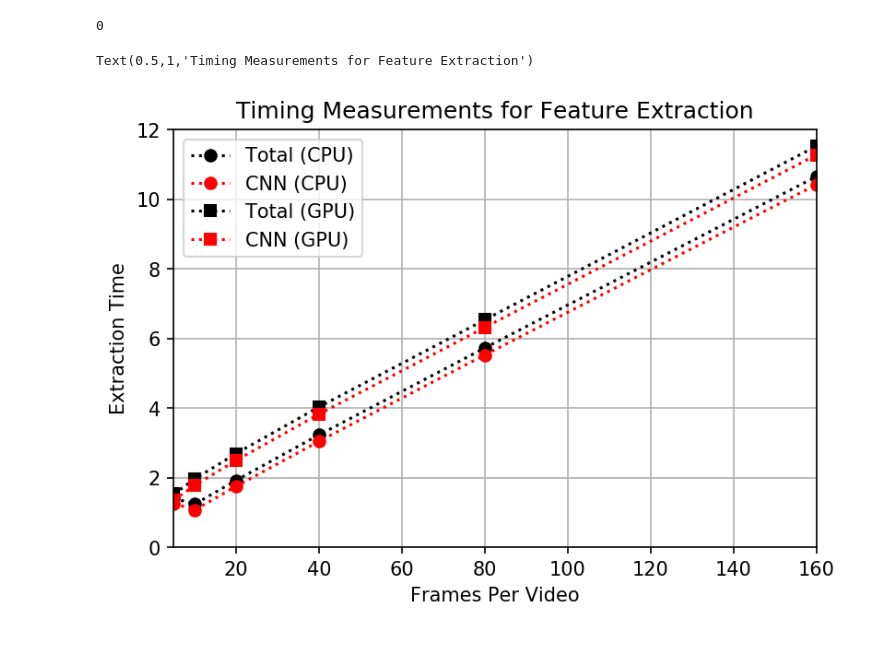
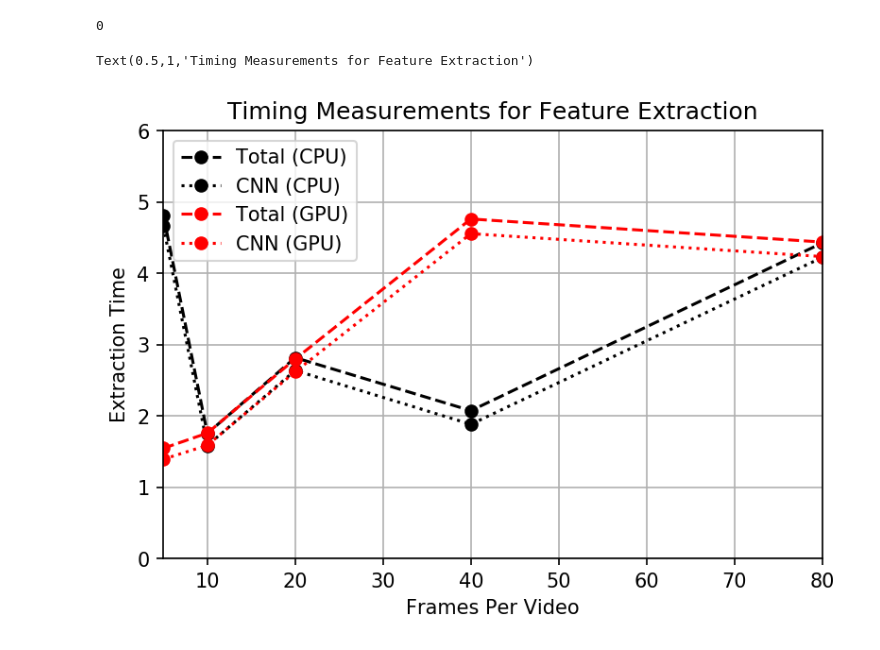
Before and after one commit to danjacobellis/video-classification, a Jupyter notebook: timing_examples.ipynb, the cells around one changed output. Cells and saved outputs as stored; diff of their text form; code cells hidden in the pictures.

```diff
--- a/timing_examples.ipynb
+++ b/timing_examples.ipynb
@@ -25,7 +25,7 @@ subprocess.call('unset CUDA_VISIBLE_DEVICES',shell=True)
 # %% [output]
 0
 # %%
-x = [5,10,20,40,80,160]
+x = [5,10,20,40,80]
 timing = [[]] * len(x)
 for i_frames_per_video, frames_per_video in enumerate(x):
     extractor = Extractor(frames_per_video=frames_per_video)
@@ -37,23 +36,31 @@ y_total_GPU = [y['total'] for y in timing]
 import matplotlib.pyplot as plt
 %matplotlib inline
 # %%
+timing = np.load('CPU_timing.npy')
+y_CNN = [y['CNN'] for y in timing]
+y_total = [y['total'] for y in timing]
+
+timing = np.load('GPU_timing.npy')
+y_CNN_GPU = [y['CNN'] for y in timing]
+y_total_GPU = [y['total'] for y in timing]
+
 plt.figure(dpi=150)
-plt.plot(x,y_total,':ko')
-plt.plot(x,y_CNN,':ro')
-plt.plot(x,y_total_GPU,':ks')
-plt.plot(x,y_CNN_GPU,':rs')
+plt.plot(x,y_total,'--ko')
+plt.plot(x,y_CNN,':ko')
+plt.plot(x,y_total_GPU,'--ro')
+plt.plot(x,y_CNN_GPU,':ro')
 plt.xlabel('Frames Per Video')
 plt.ylabel('Extraction Time')
-plt.xlim([5, 160])
-plt.ylim([0,12])
+plt.xlim([5, 80])
+plt.ylim([0,6])
 plt.grid('on')
 plt.legend([
     'Total (CPU)',
     'CNN (CPU)',
     'Total (GPU)',
     'CNN (GPU)'
 ])
 plt.title('Timing Measurements for Feature Extraction')
 # %% [output]
 Text(0.5,1,'Timing Measurements for Feature Extraction')
-[figure, old version]
+[figure, new version]
```
Also changed, not shown: parts of 6 cells of this notebook.
